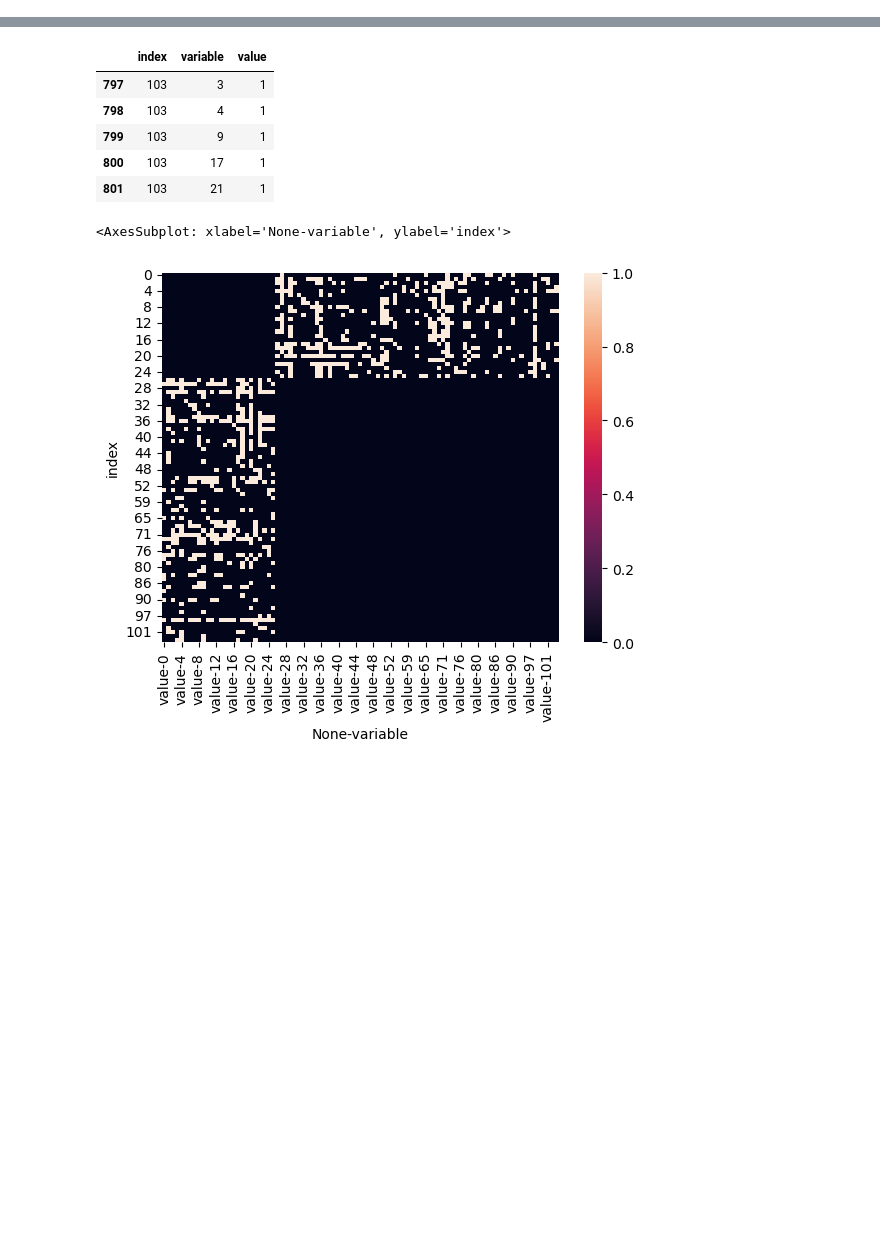
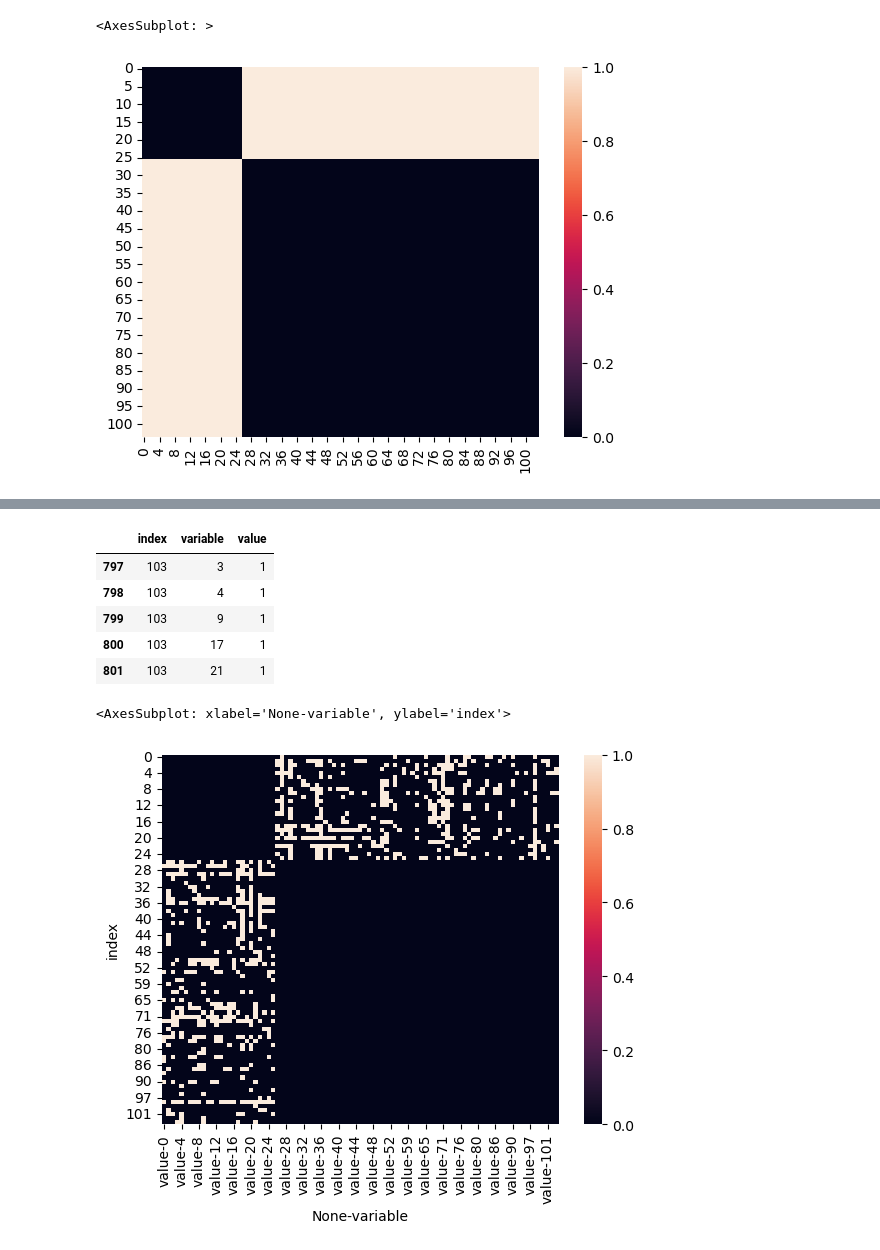
Before and after one commit to dcuoliveira/cd-ts, a Jupyter notebook: src/results_report.ipynb, the cells around one changed output, grey strips where cells are left out. Drawn from its saved outputs; the diff is of its cells as text; code cells hidden in the pictures; blank space fills up the shorter version.

```diff
--- a/src/results_report.ipynb
+++ b/src/results_report.ipynb
@@ -20,0 +22,4 @@ sns.heatmap(implied_adj)
+# %%
+full_implied_adj = pd.read_clipboard()
+
+full_implied_adj.tail()
@@ -20,0 +34,5 @@ sns.heatmap(implied_adj)
+# %%
+sns.heatmap(np.where(full_implied_adj > 0, 1, 0))
+# %% [output]
+<AxesSubplot: >
+[figure, added]
```
Also changed, not shown: parts of 6 cells of this notebook.
